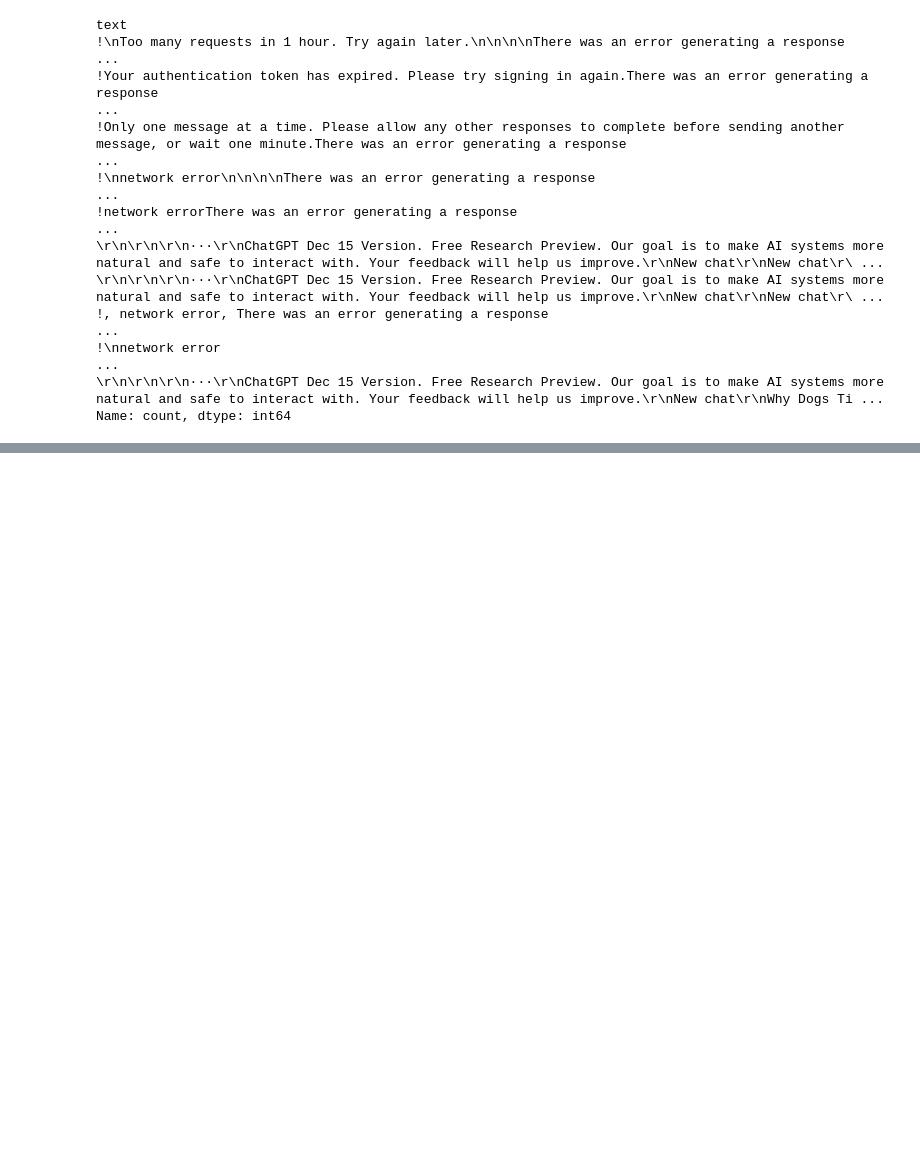
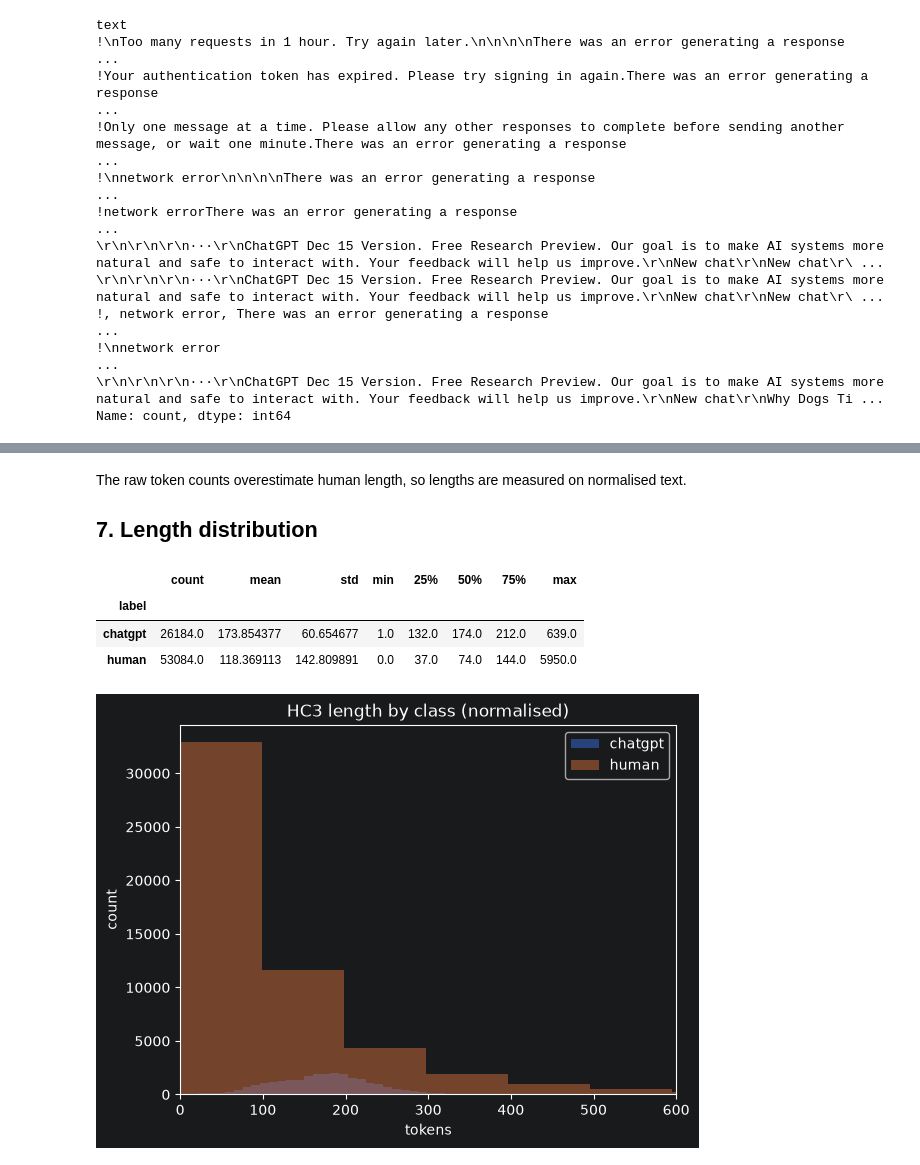
Before and after one commit to xwm517/logos, a Jupyter notebook: notebooks/01_eda_hc3.ipynb, the cells around one changed output, grey strips where cells are left out. Cells and saved outputs as stored; diff of their text form; code cells hidden in the pictures; blank space fills up the shorter version.

Commit message:
Finalise HC3 exploratory data analysis

```diff
--- a/notebooks/01_eda_hc3.ipynb
+++ b/notebooks/01_eda_hc3.ipynb
@@ -72,14 +92,3 @@ Name: count, dtype: int64
 # %%
-hc3["n_tokens"] = hc3["text"].str.split().map(len)
-display(hc3.groupby("label")["n_tokens"].describe())
-
-for label, group in hc3.groupby("label"):
-    plt.hist(group["n_tokens"], bins=60, alpha=.5, label="human" if label == 0 else "chatgpt")
-
-plt.xlim(0, 600)
-plt.xlabel("tokens")
-plt.ylabel("count")
-plt.legend()
-plt.title("HC3 length by class")
-plt.show()
+cleaned["label"].map(LABELS).value_counts()
 # %% [output]
@@ -129,0 +167,5 @@ val human/chatgpt: {'human': 7639, 'chatgpt': 3921}
+# %%
+from logos.project_data.preprocess import normalise_text
+
+normalised = cleaned.assign(text=cleaned["text"].apply(normalise_text))
+signal_rates(normalised)
@@ -129,0 +248,25 @@ val human/chatgpt: {'human': 7639, 'chatgpt': 3921}
+# %% [markdown]
+The raw token counts overestimate human length, so lengths are measured on normalised text.
+
+## 7. Length distribution
+# %%
+corpus = (normalised.drop_duplicates(subset="text")
+                .assign(n_tokens=lambda d: d["text"].str.split().map(len)))
+
+display(corpus.groupby(corpus["label"].map(LABELS))["n_tokens"].describe())
+
+for name, group in corpus.groupby(corpus["label"].map(LABELS)):
+    plt.hist(group["n_tokens"], bins=60, alpha=.5, label=name)
+
+plt.xlim(0, 600)
+plt.xlabel("tokens")
+plt.ylabel("count")
+plt.legend()
+plt.title("HC3 length by class (normalised)")
+plt.show()
+# %% [output]
+|  | count | mean | std | min | 25% | 50% | 75% | max |
+| label |  |  |  |  |  |  |  |  |
+| chatgpt | 26184.0 | 173.854377 | 60.654677 | 1.0 | 132.0 | 174.0 | 212.0 | 639.0 |
+| human | 53084.0 | 118.369113 | 142.809891 | 0.0 | 37.0 | 74.0 | 144.0 | 5950.0 |
+[figure, added]
```
Also changed, not shown: parts of 36 cells of this notebook, 3 other files.
